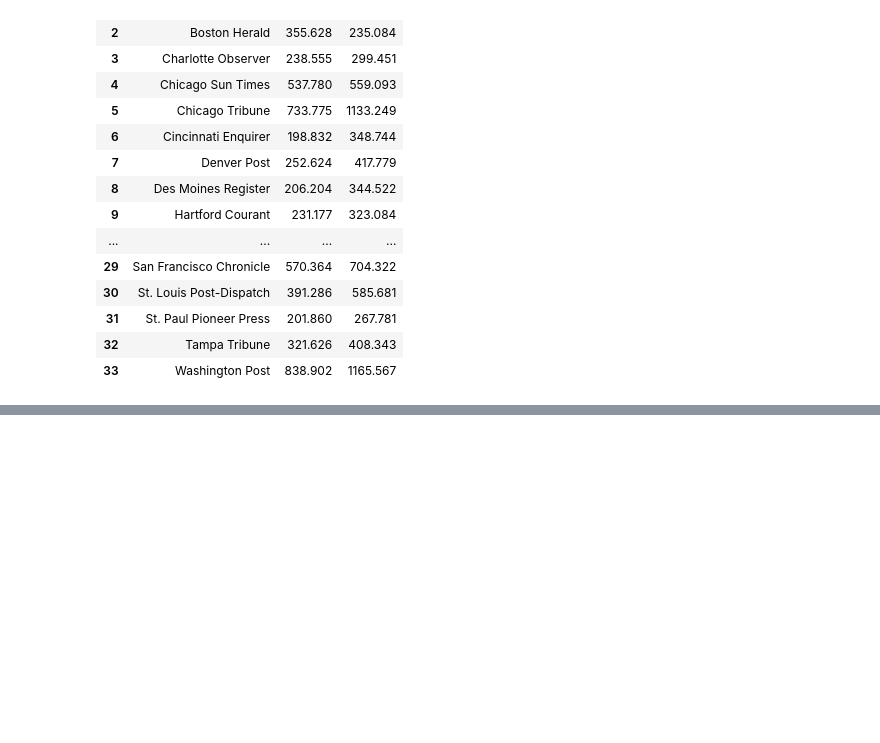
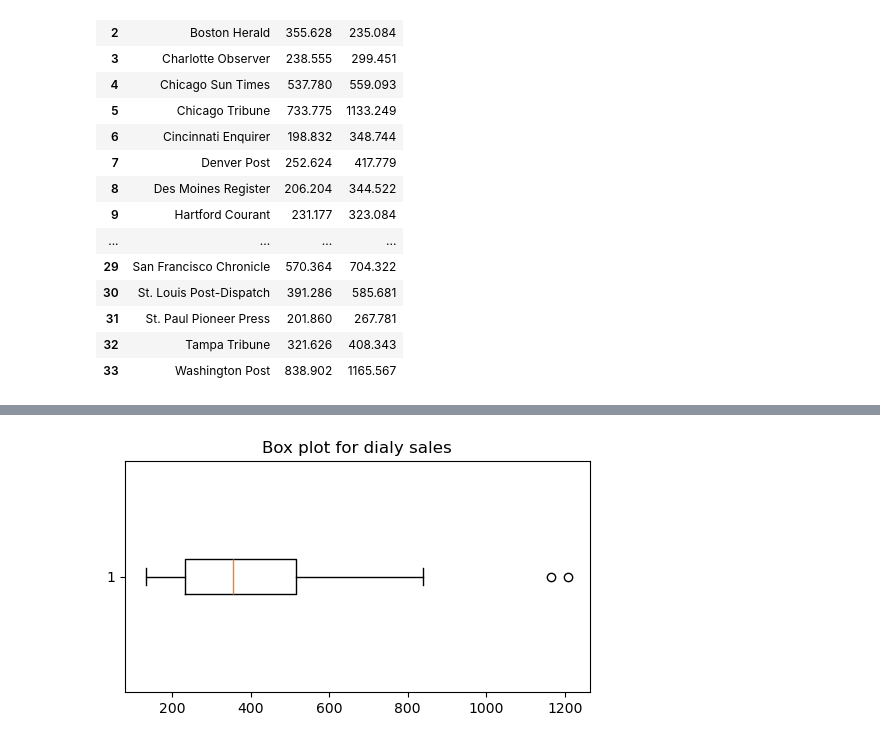
Before and after one commit to Danishheheh/aiml, a Jupyter notebook: linearregression.ipynb, the cells around one changed output, grey strips where cells are left out. Cells and saved outputs as stored; diff of their text form; code cells hidden in the pictures; blank space fills up the shorter version.

```diff
--- a/linearregression.ipynb
+++ b/linearregression.ipynb
@@ -1,8 +1,12 @@
 # %%
 import pandas as pd
+import numpy as np
+import seaborn as sns
+import matplotlib.pyplot as plt
+import statsmodels.formula.api as smf
 
-data=pd.read_csv('NewspaperData.csv')
-data
+data1=pd.read_csv('NewspaperData.csv')
+data1
 # %% [output]
 |  | Newspaper | daily | sunday |
 | 0 | Baltimore Sun | 391.952 | 488.506 |
@@ -23,0 +60,9 @@ data
+# %%
+# boxplot for daily coumn
+
+plt.figure(figsize=(6,3))
+plt.title("Box plot for dialy sales")
+plt.boxplot(data1['daily'],vert=False)
+plt.show()
+# %% [output]
+[figure, added]
```
Also changed, not shown: parts of 15 cells of this notebook.
